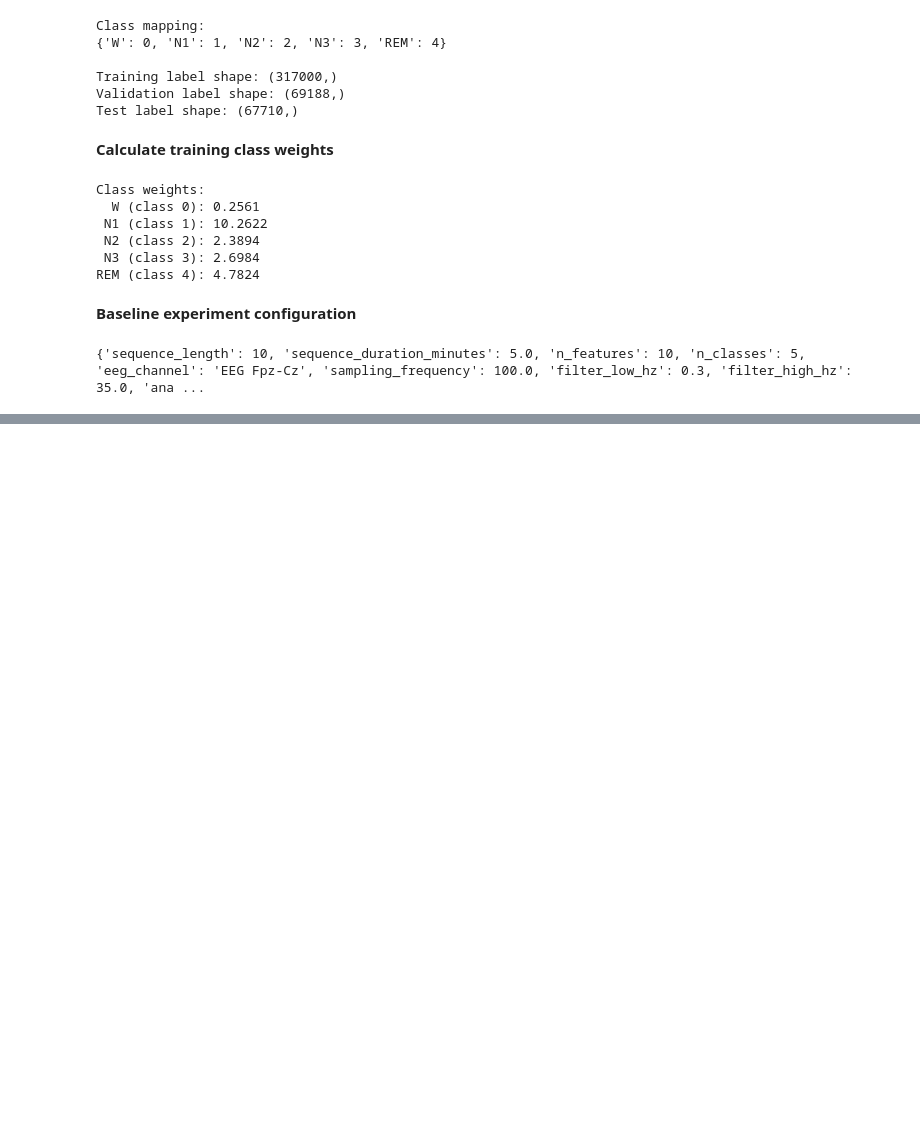
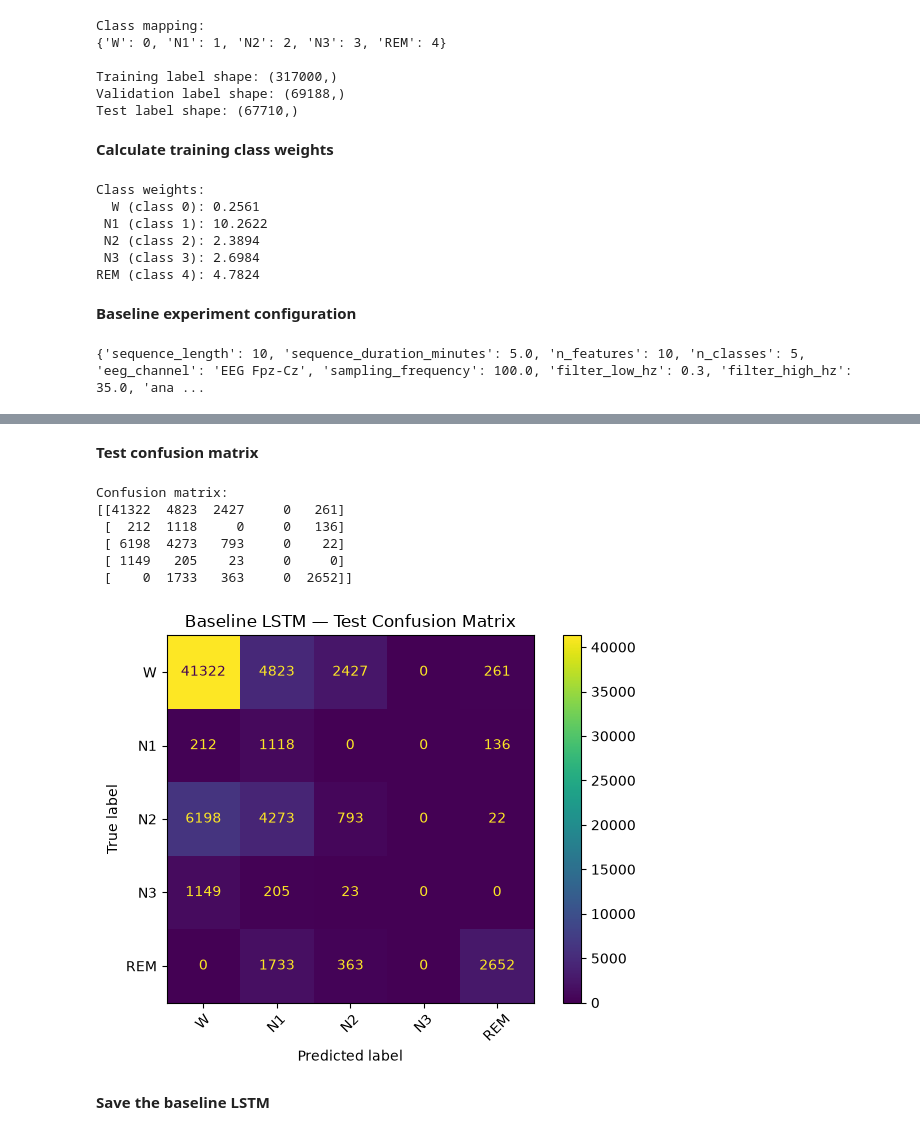
Before and after one commit to ThePral/Sleep-Stage-Prediction, a Jupyter notebook: notebooks/02_dataset_quality_check.ipynb, the cells around one changed output, grey strips where cells are left out. Drawn from its saved outputs; the diff is of its cells as text; code cells hidden in the pictures; blank space fills up the shorter version.

Commit message:
updated dataset quality check notebook

```diff
--- a/notebooks/02_dataset_quality_check.ipynb
+++ b/notebooks/02_dataset_quality_check.ipynb
@@ -3484,0 +3732,20 @@ print(BASELINE_CONFIG)
+# %%
+test_probabilities = model.predict(
+    test_dataset,
+    verbose=1,
+)
+
+y_test_pred = np.argmax(
+    test_probabilities,
+    axis=1,
+)
+
+print(
+    "Prediction shape:",
+    y_test_pred.shape,
+)
+
+print(
+    "Expected shape:",
+    y_test.shape,
+)
@@ -3484,0 +3881,42 @@ print(BASELINE_CONFIG)
+# %% [markdown]
+**Test confusion matrix**
+# %%
+from sklearn.metrics import (
+    confusion_matrix,
+    ConfusionMatrixDisplay,
+)
+
+cm = confusion_matrix(
+    y_test,
+    y_test_pred,
+)
+
+print("Confusion matrix:")
+print(cm)
+
+display = ConfusionMatrixDisplay(
+    confusion_matrix=cm,
+    display_labels=class_names,
+)
+
+display.plot(
+    xticks_rotation=45,
+)
+
+plt.title(
+    "Baseline LSTM — Test Confusion Matrix"
+)
+
+plt.tight_layout()
+
+plt.show()
+# %% [output]
+Confusion matrix:
+[[41322  4823  2427     0   261]
+ [  212  1118     0     0   136]
+ [ 6198  4273   793     0    22]
+ [ 1149   205    23     0     0]
+ [    0  1733   363     0  2652]]
+[figure, added]
+# %% [markdown]
+**Save the baseline LSTM**
```
Also changed, not shown: parts of 22 cells of this notebook, 2 other files.
